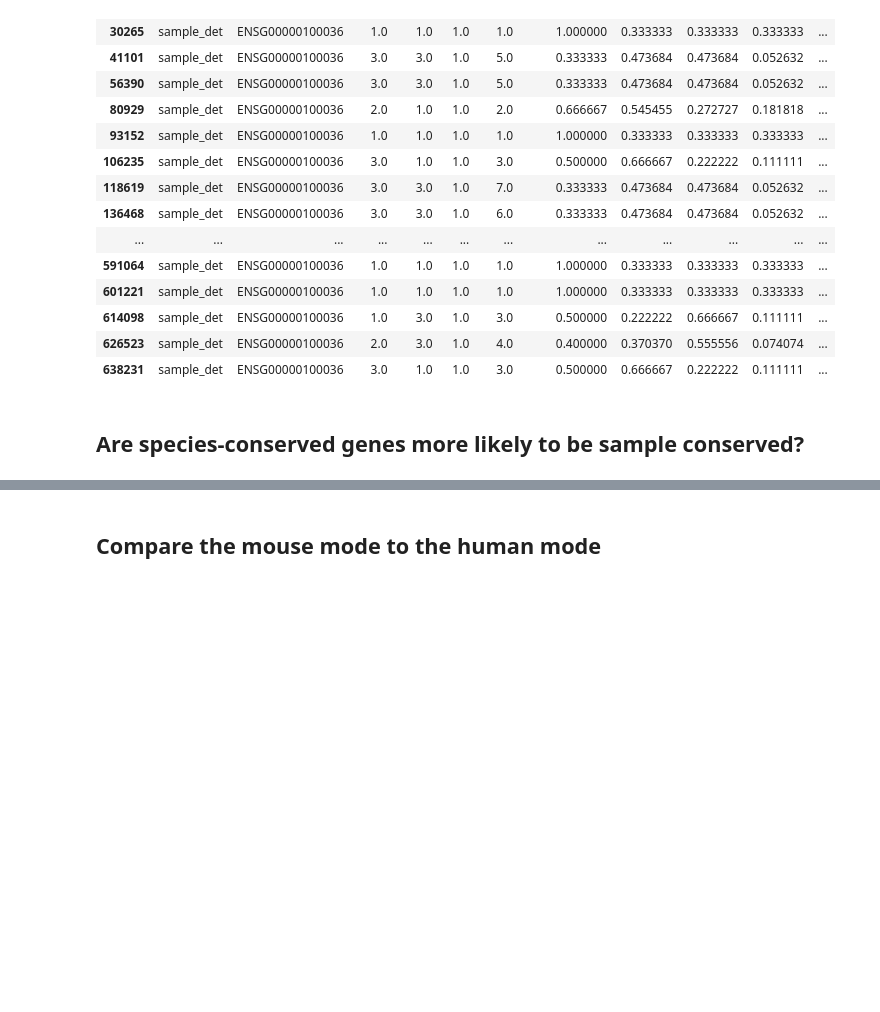
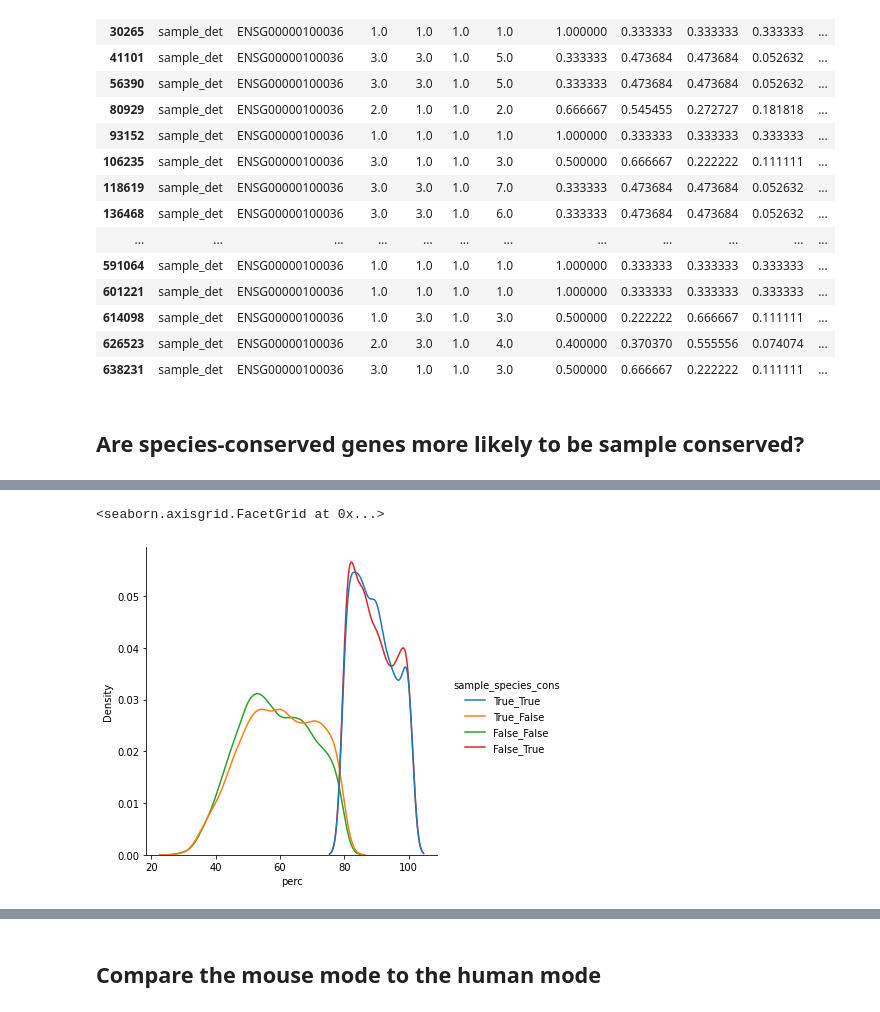
Before and after one commit to fairliereese/paper_rnawg, a Jupyter notebook: figures_revisions/revisions/sample_sector_conservation.ipynb, the cells around one changed output, grey strips where cells are left out. Drawn from its saved outputs; the diff is of its cells as text; code cells hidden in the pictures; blank space fills up the shorter version.

```diff
--- a/figures_revisions/revisions/sample_sector_conservation.ipynb
+++ b/figures_revisions/revisions/sample_sector_conservation.ipynb
@@ -422,0 +427,8 @@ temp.head()
+# %%
+sns.displot(temp, x='perc',
+            hue='sample_species_cons',
+            kind='kde',
+            common_norm=False)
+# %% [output]
+<seaborn.axisgrid.FacetGrid at 0x...>
+[figure, added]
```
Also changed, not shown: parts of 15 cells of this notebook, 7 other files.
